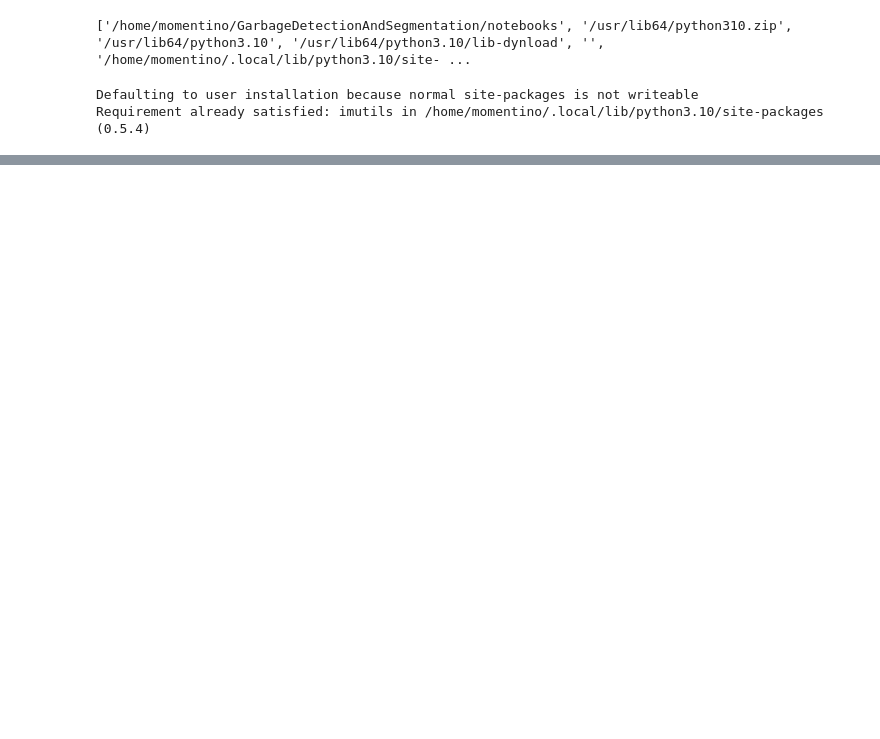
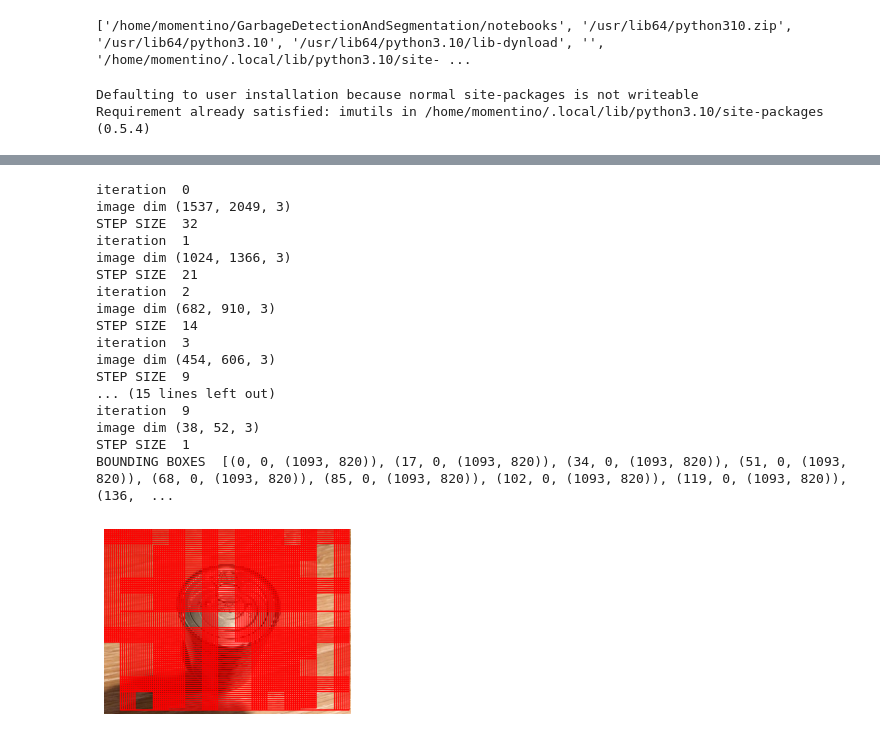
Before and after one commit to momentino/GarbageDetectionAndSegmentation, a Jupyter notebook: notebooks/slider_test.ipynb, the cells around one changed output, grey strips where cells are left out. Drawn from its saved outputs; the diff is of its cells as text; code cells hidden in the pictures; blank space fills up the shorter version.

```diff
--- a/notebooks/slider_test.ipynb
+++ b/notebooks/slider_test.ipynb
@@ -115,0 +116,24 @@ BOUNDING BOXES  [(243, 0, (486, 364)), (273, 0, (486, 364)), (303, 0, (486, 364)
+# %%
+test3 = iio.imread("/home/momentino/TACO/data/batch_1/000043.jpg")
+src = FeatureSourcer(sourcer_params, iio.imread("/home/momentino/TACO/data/batch_1/000043.jpg"))
+slider = Slider(sourcer = src, classifier = cls, increment = 32)
+bounding_boxes_test(test3)
+# %% [output]
+iteration  0
+image dim (1537, 2049, 3)
+STEP SIZE  32
+iteration  1
+image dim (1024, 1366, 3)
+STEP SIZE  21
+iteration  2
+image dim (682, 910, 3)
+STEP SIZE  14
+iteration  3
+image dim (454, 606, 3)
+STEP SIZE  9
+... (15 lines left out)
+iteration  9
+image dim (38, 52, 3)
+STEP SIZE  1
+BOUNDING BOXES  [(0, 0, (1093, 820)), (17, 0, (1093, 820)), (34, 0, (1093, 820)), (51, 0, (1093, 820)), (68, 0, (1093, 820)), (85, 0, (1093, 820)), (102, 0, (1093, 820)), (119, 0, (1093, 820)), (136,  ...
+[figure, added]
```
Also changed, not shown: parts of 3 cells of this notebook, 7 other files.
